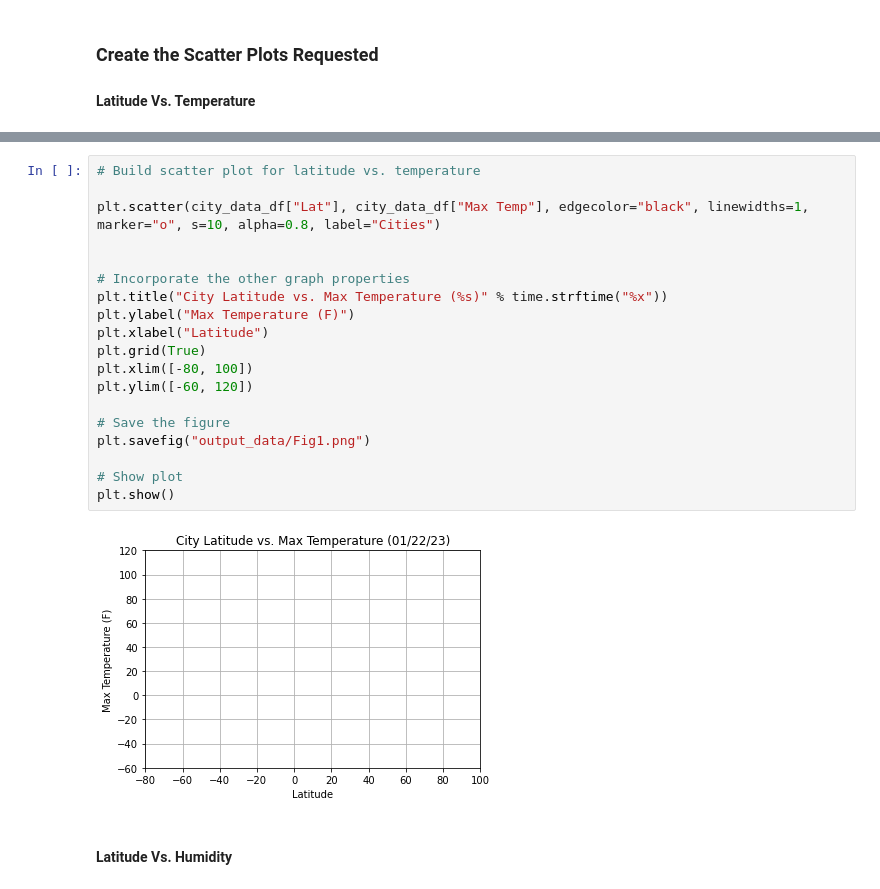
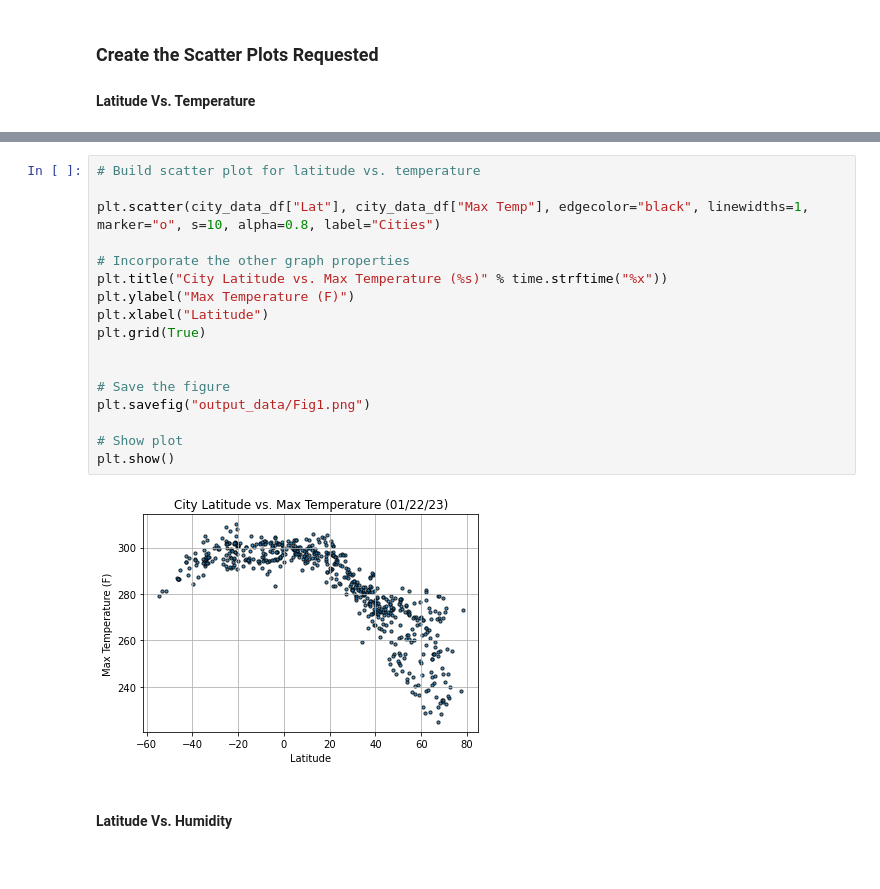
Before and after one commit to Kongfufack/python_api_challenge, a Jupyter notebook: Weatherpy/WeatherPy.ipynb, the cells around one changed output, grey strips where cells are left out. Cells and saved outputs as stored; diff of their text form.

```diff
--- a/Weatherpy/WeatherPy.ipynb
+++ b/Weatherpy/WeatherPy.ipynb
@@ -191,24 +204,22 @@ city_data_df.head()
 # %%
 # Build scatter plot for latitude vs. temperature
 
 plt.scatter(city_data_df["Lat"], city_data_df["Max Temp"], edgecolor="black", linewidths=1, marker="o", s=10, alpha=0.8, label="Cities")
-
 
 # Incorporate the other graph properties
 plt.title("City Latitude vs. Max Temperature (%s)" % time.strftime("%x"))
 plt.ylabel("Max Temperature (F)")
 plt.xlabel("Latitude")
 plt.grid(True)
-plt.xlim([-80, 100])
-plt.ylim([-60, 120])
+
 
 # Save the figure
 plt.savefig("output_data/Fig1.png")
 
 # Show plot
 plt.show()
 # %% [output]
-[figure, old version]
+[figure, new version]
 # %% [markdown]
 #### Latitude Vs. Humidity
 # %%
```
Also changed, not shown: parts of 8 cells of this notebook, 5 other files.
